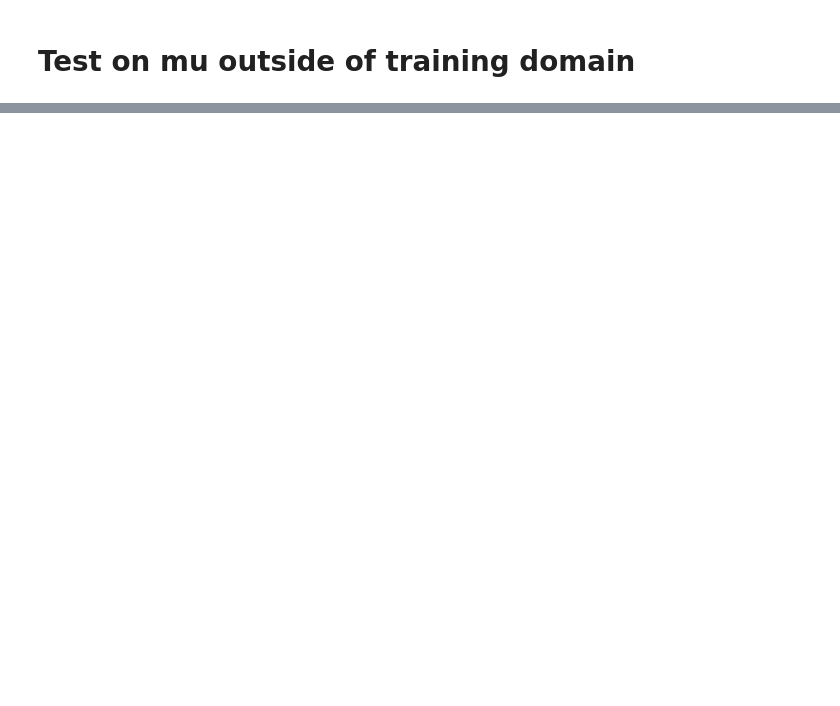
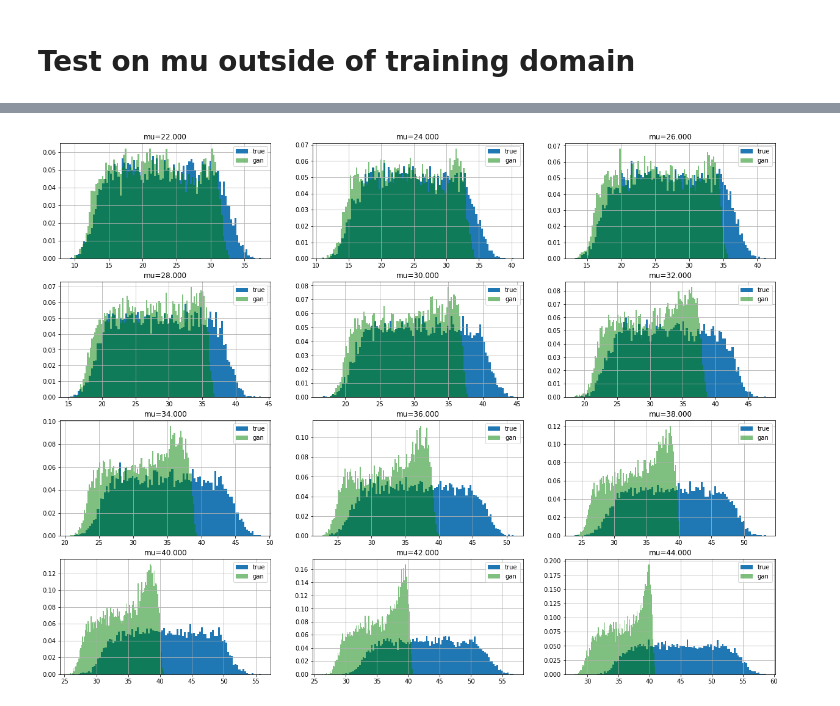
Before and after one commit to SchattenGenie/diff-surrogate, a Jupyter notebook: gan.ipynb, the cells around one changed output, grey strips where cells are left out. Saved outputs shown, nothing was run; the diff lists cells and outputs as text; code cells hidden in the pictures; blank space fills up the shorter version.

```diff
--- a/gan.ipynb
+++ b/gan.ipynb
@@ -281,0 +264,22 @@ ValueError: only one element tensors can be converted to Python scalars
+# %%
+plt.figure(figsize=(21,16))
+mu_range = list(range(22, 60, 2))
+for i in range(4):
+    for j in range(3):
+        plt.subplot(4,3, i*3 + j + 1)
+        input_mu = torch.full(size=(10000, ), fill_value=mu_range[i*3 + j])#.to(device)
+        input_x = y_sampler.x_dist.sample(input_mu.shape).to(device)
+
+        y_sampler.make_condition_sample({'mu': input_mu})
+        data = y_sampler.condition_sample().detach().cpu().numpy()
+
+        input_mu = input_mu.to(device)
+
+        plt.hist(data, bins=100, normed=True, label='true');
+        plt.hist(generator(fixed_noise, torch.stack([input_mu, input_x], dim=1)).detach().cpu().numpy(),
+             bins=100, color='g', density=True, alpha=0.5, label='gan');
+        plt.grid()
+        plt.legend()
+        plt.title("mu={:.3f}".format(input_mu[0].item()))
+# %% [output]
+[figure, added]
```
Also changed, not shown: parts of 47 cells of this notebook, 7 other files.
